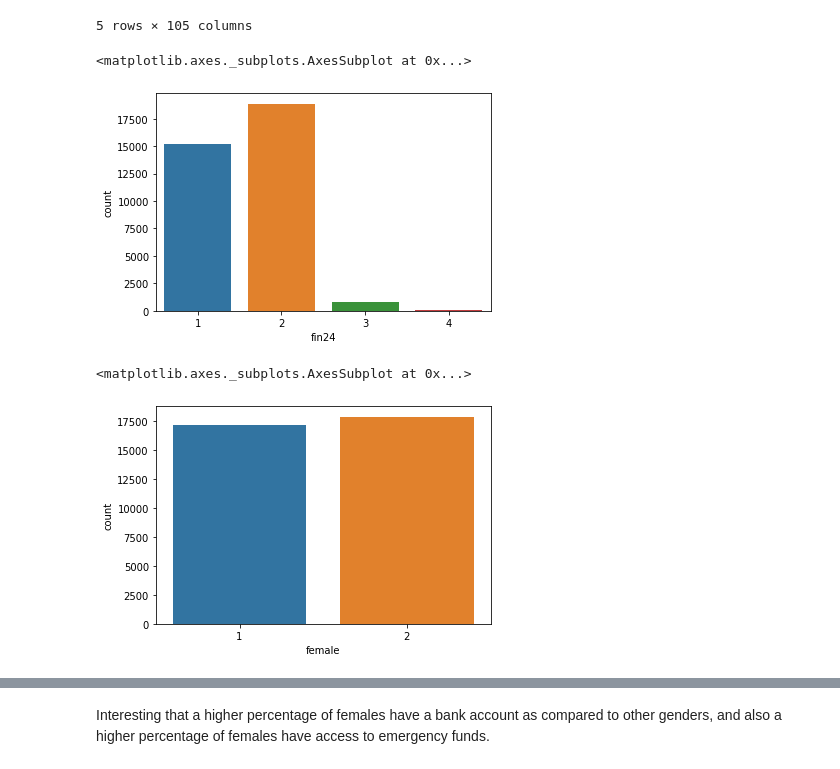
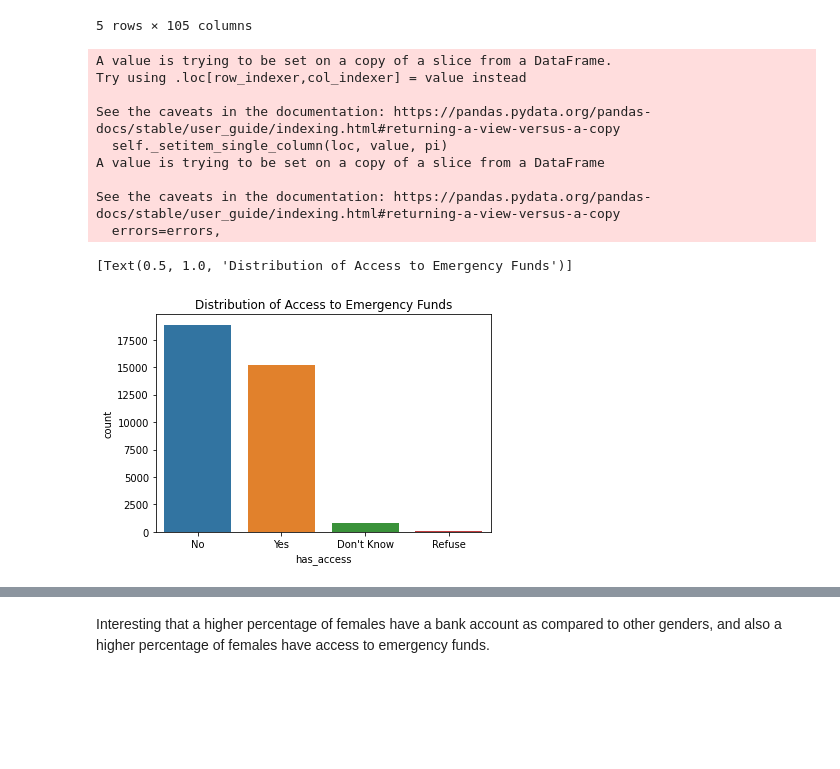
Before and after one commit to sds-capstone/2022-09-proj7-women-at-table, a Jupyter notebook: SDS410_exploration.ipynb, the cells around one changed output, grey strips where cells are left out. Cells and saved outputs as stored; diff of their text form; code cells hidden in the pictures; blank space fills up the shorter version.

```diff
--- a/SDS410_exploration.ipynb
+++ b/SDS410_exploration.ipynb
@@ -30,16 +34,25 @@ There are 35000 entries and 105 features
 # %%
 # select vars of interest
 df2 = df[['female', 'age', 'emp_in', 'account_fin', 'fin24', 'fin25']]
-df2.fin24.value_counts()
-
+# Recode fin24 values
+df2.loc[df2['fin24'] == 1, "fin24"] = 'Yes'
+df2.loc[df2['fin24'] == 2, "fin24"] = 'No'
+df2.loc[df2['fin24'] == 3, "fin24"] = 'Don\'t Know'
+df2.loc[df2['fin24'] == 4, "fin24"] = 'Refuse'
+# rename fin24 to has_access
+df2.rename(columns = {'fin24': 'has_access'}, inplace = True)
+df2.head()
 # barplot of access to emergency funds
-sns.countplot(x = 'fin24', data = df2)
+sns.countplot(x = 'has_access', data = df2).set(title = "Distribution of Access to Emergency Funds")
 # %% [output]
-<matplotlib.axes._subplots.AxesSubplot at 0x...>
+A value is trying to be set on a copy of a slice from a DataFrame.
+Try using .loc[row_indexer,col_indexer] = value instead
+
+See the caveats in the documentation: https://pandas.pydata.org/pandas-docs/stable/user_guide/indexing.html#returning-a-view-versus-a-copy
+  self._setitem_single_column(loc, value, pi)
+A value is trying to be set on a copy of a slice from a DataFrame
+
+See the caveats in the documentation: https://pandas.pydata.org/pandas-docs/stable/user_guide/indexing.html#returning-a-view-versus-a-copy
+  errors=errors,
+[Text(0.5, 1.0, 'Distribution of Access to Emergency Funds')]
-[figure, old version]
+[figure, new version]
-# %%
-# barplot female versus not
-sns.countplot(x = 'female', data = df2)
-# %% [output]
-<matplotlib.axes._subplots.AxesSubplot at 0x...>
-[figure, removed]
```
Also changed, not shown: parts of 10 cells of this notebook.
